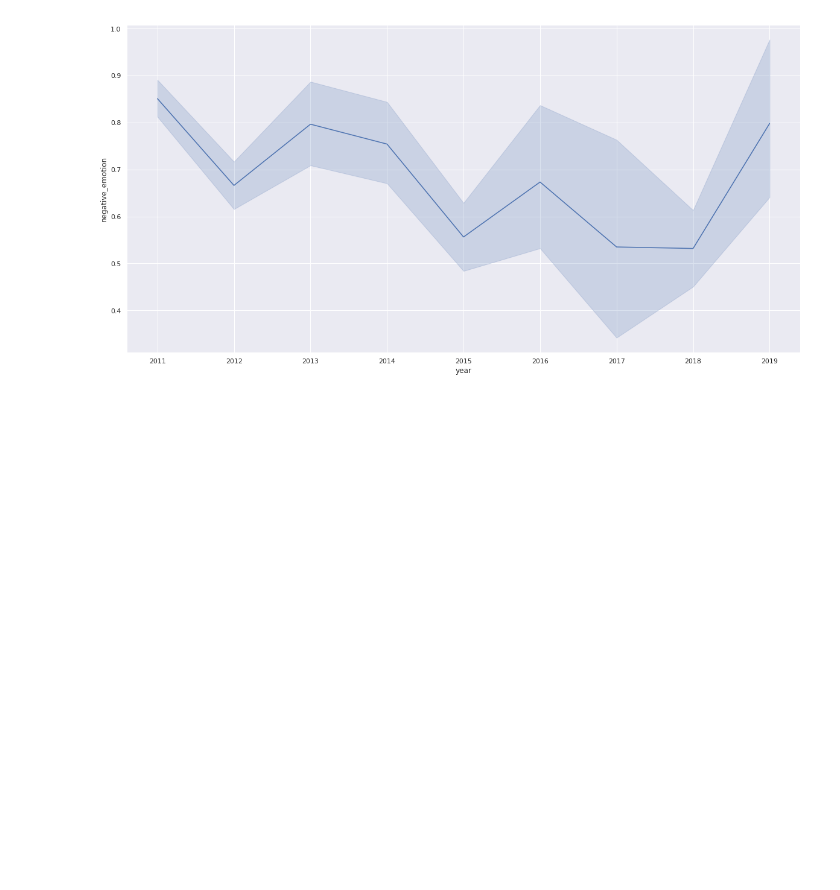
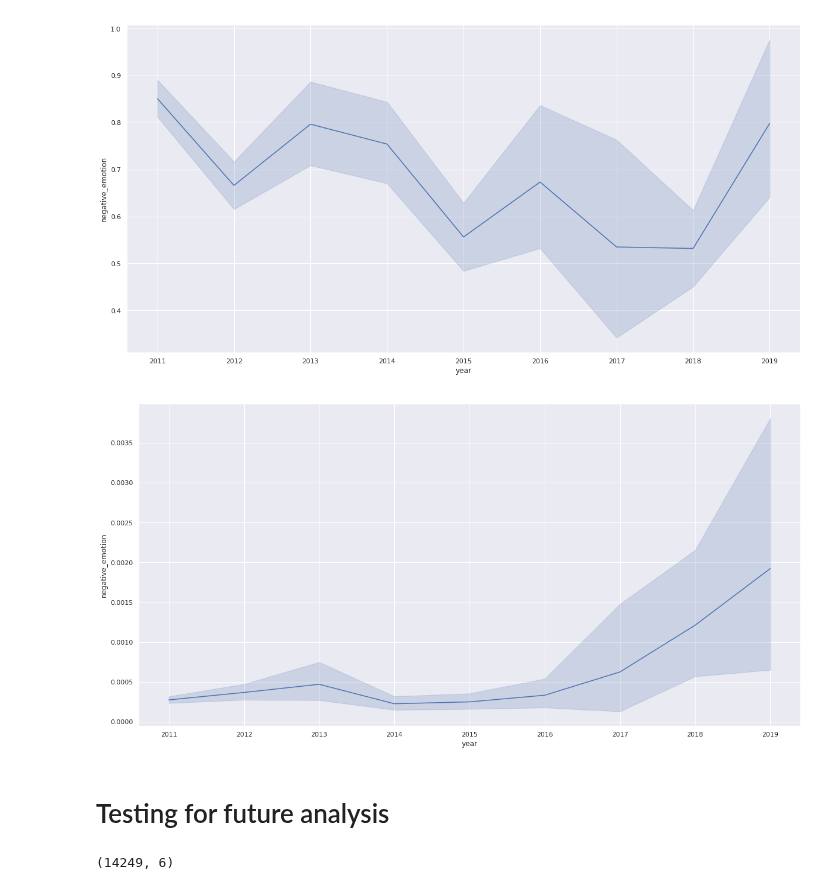
Before and after one commit to EmanuelHappy/Data-Science, a Jupyter notebook: _PushshiftReddit/empath.ipynb, the cells around one changed output. Saved outputs shown, nothing was run; the diff lists cells and outputs as text; code cells hidden in the pictures; blank space fills up the shorter version.

```diff
--- a/_PushshiftReddit/empath.ipynb
+++ b/_PushshiftReddit/empath.ipynb
@@ -266,3 +266,12 @@ ax.set(xticks=list(df3["year"].drop_duplicates()))
 plt.show()
 # %% [output]
 [figure]
+# %%
+plt.figure(figsize=(20,10))
+ax = sns.lineplot(x="year", y="negative_emotion", data=df4)
+ax.set(xticks=list(df4["year"].drop_duplicates()))
+plt.show()
+# %% [output]
+[figure, added]
+# %% [markdown]
+# Testing for future analysis
@@ -268,0 +289,4 @@ plt.show()
+# %%
+df.shape
+# %% [output]
+(14249, 6)
```
Also changed, not shown: parts of 18 cells of this notebook, 3 other files.
